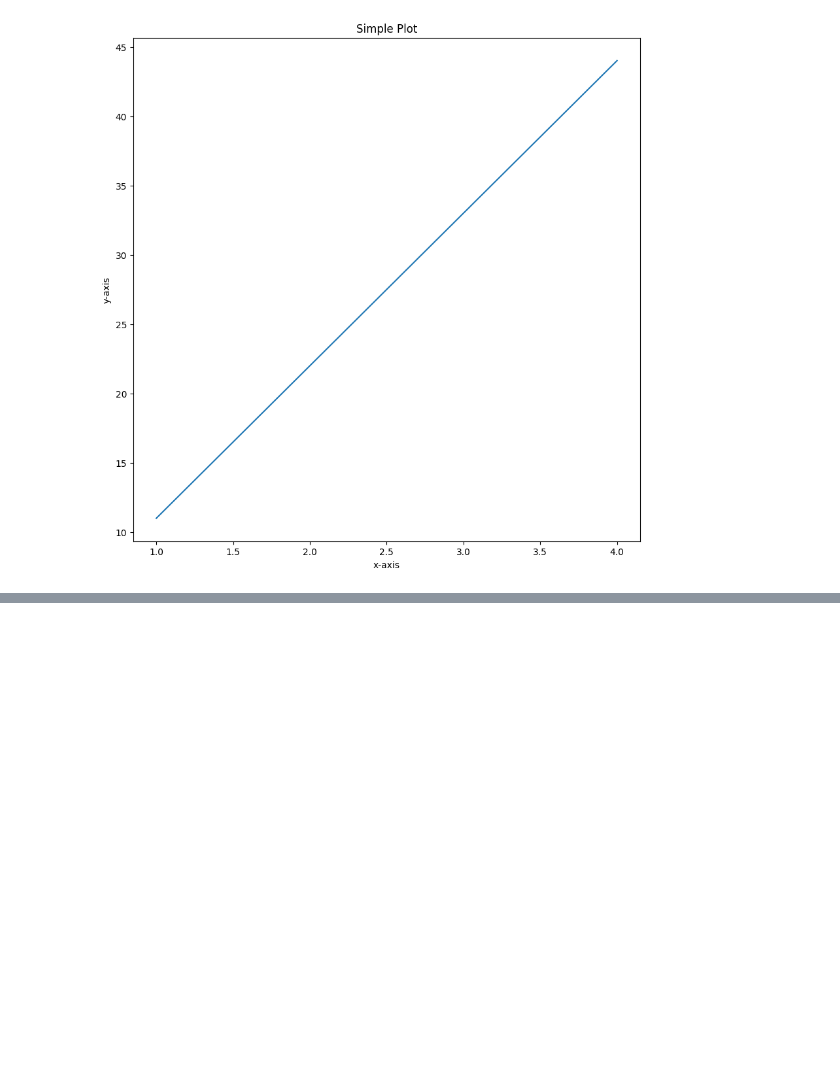
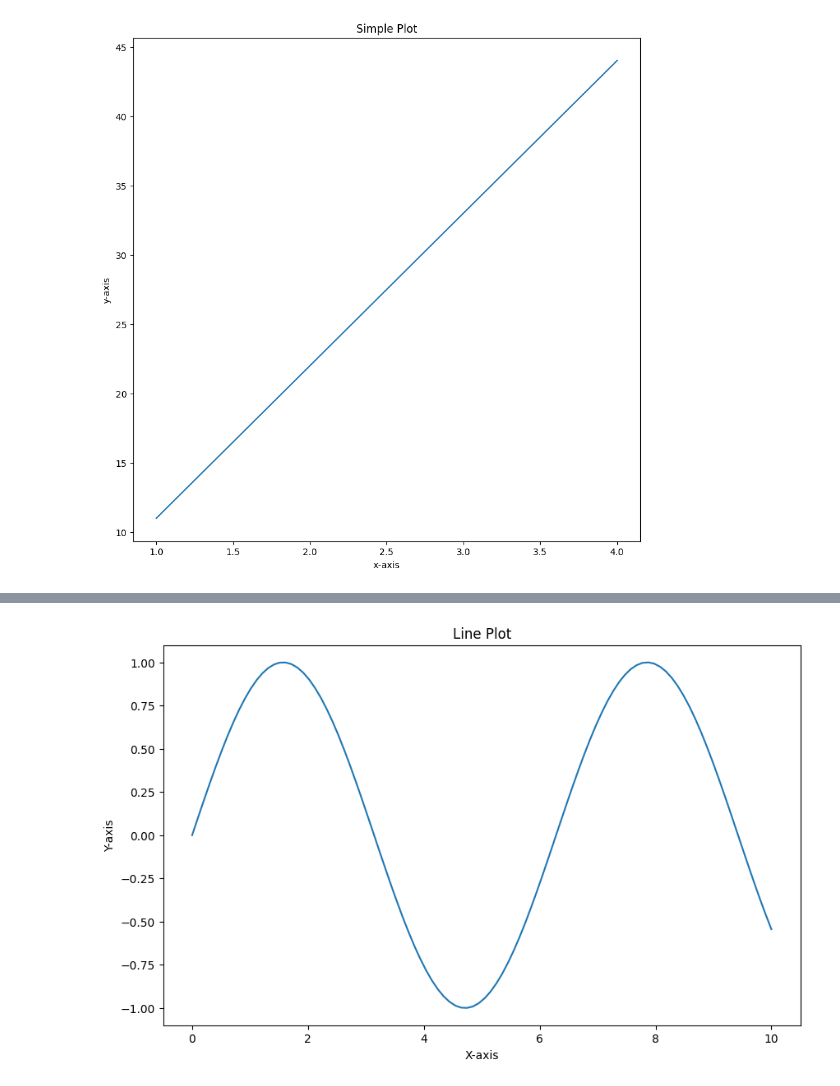
Before and after one commit to StarDust130/ML-101, a Jupyter notebook: Matplotlib/Introduction-to-Matplotlib.ipynb, the cells around one changed output, grey strips where cells are left out. Drawn from its saved outputs; the diff is of its cells as text; code cells hidden in the pictures; blank space fills up the shorter version.

```diff
--- a/Matplotlib/Introduction-to-Matplotlib.ipynb
+++ b/Matplotlib/Introduction-to-Matplotlib.ipynb
@@ -71,0 +82,16 @@ plt.show() # shows the plot ✌️
+# %%
+#  Create some data
+x = np.linspace(0, 10, 100)
+y = np.sin(x)
+
+#  Plot the data and create a line plot
+fig, ax = plt.subplots(figsize=(10, 6))
+
+ax.plot(x, y);
+ax.set(title="Line Plot",
+       xlabel="X-axis",
+       ylabel="Y-axis")
+
+plt.show()
+# %% [output]
+[figure, added]
```
Also changed, not shown: parts of 2 cells of this notebook.
